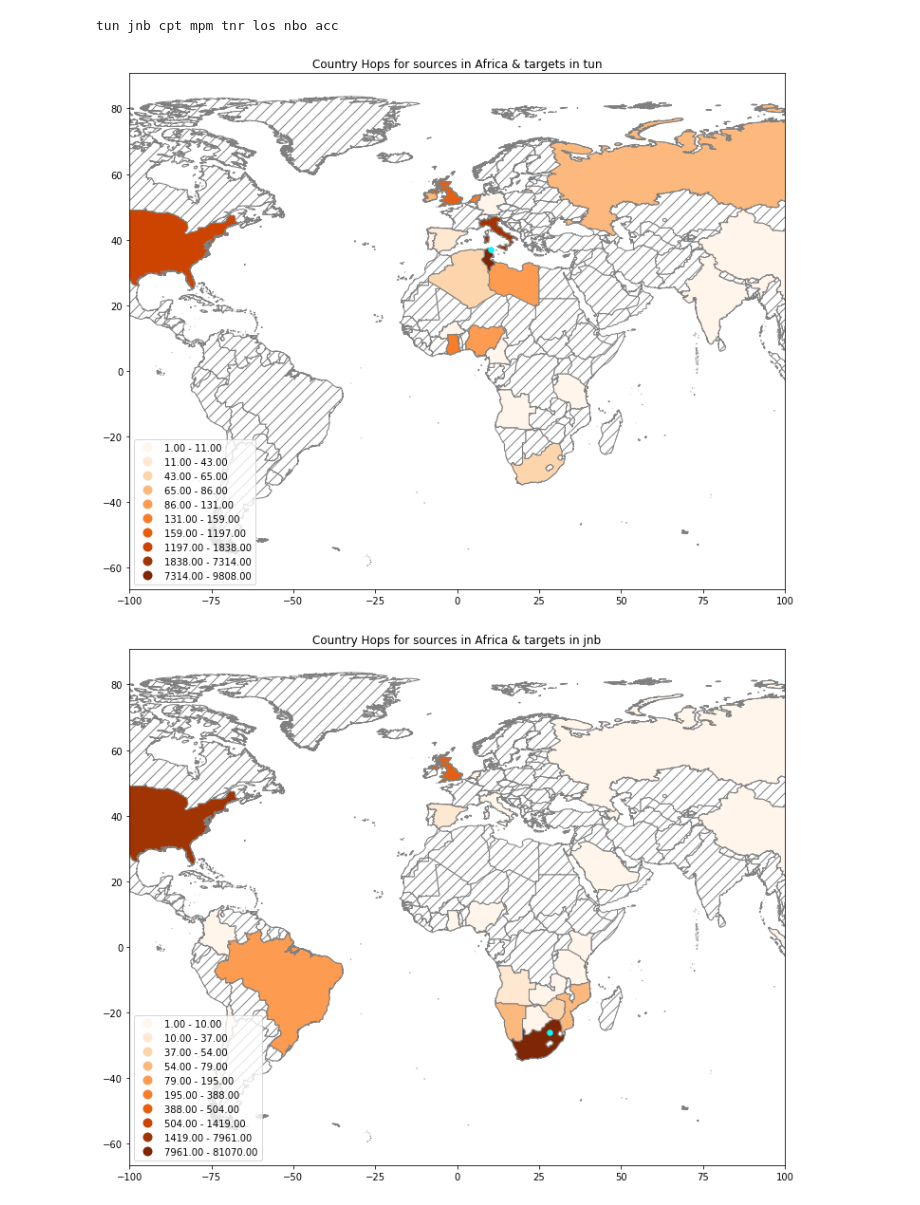
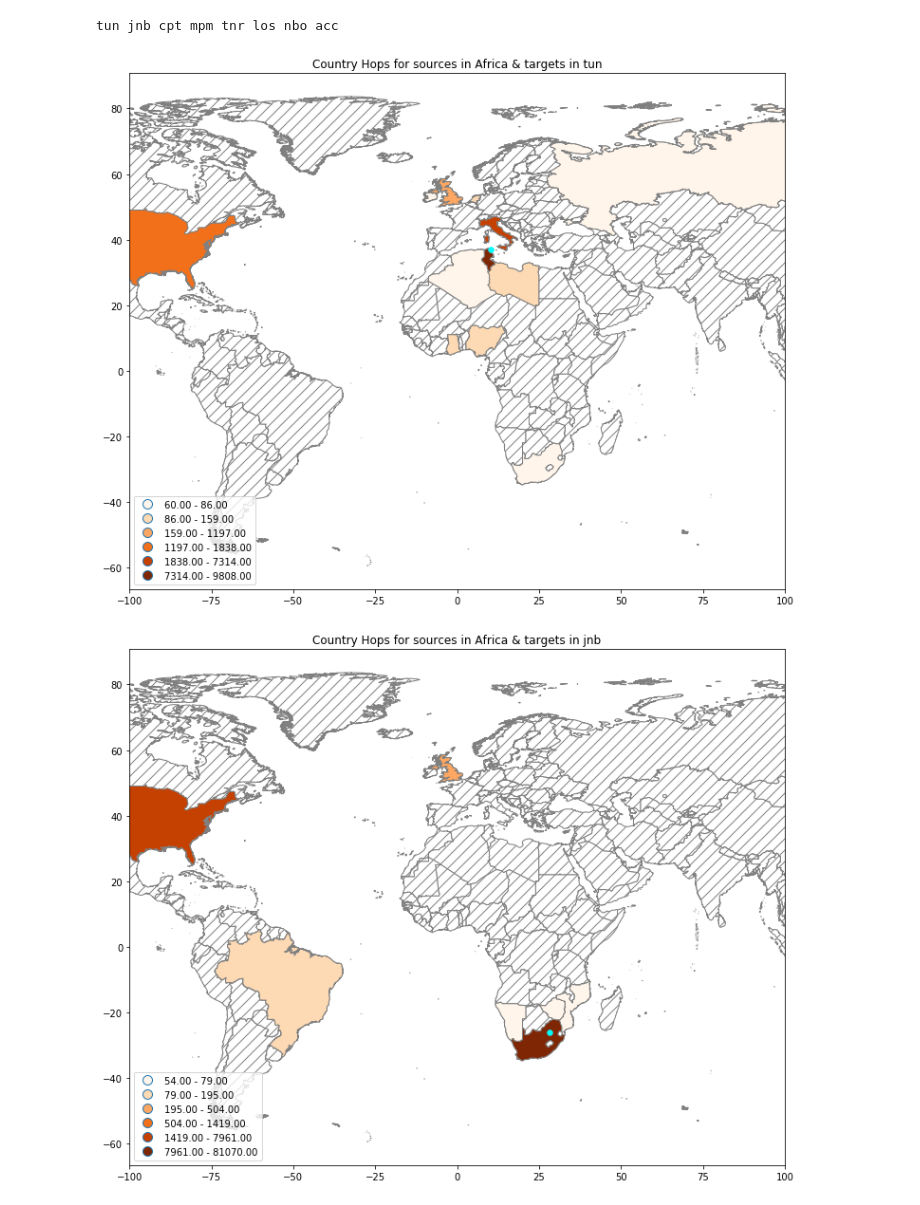
Before and after one commit to stephen-soltesz/ipython-testing, a Jupyter notebook: geomaps-example.ipynb, the cells around one changed output. Cells and saved outputs as stored; diff of their text form; code cells hidden in the pictures.

```diff
--- a/geomaps-example.ipynb
+++ b/geomaps-example.ipynb
@@ -289,6 +289,9 @@ WHERE
 GROUP BY
   dest_country_code
 
+HAVING
+  hops > 50
+
 ORDER BY
   hops desc
 """ % metro)
@@ -297,17 +300,17 @@ tun jnb cpt mpm tnr los nbo acc
 # %%
 for metro in african_metros:
     if not len(df_hops[metro]):
         print "Skipping %s" % metro
         continue
 
     hops_merged = globe.merge(df_hops[metro], left_on='ISO_A2', right_on='dest_country_code')
 
     ax1 = globe.plot(column='default', color='white', edgecolor='grey', figsize=figsize, hatch="//")
     ax2 = hops_merged.plot(ax=ax1, column='hops', cmap='Oranges', scheme='Fisher_Jenks',
-                           k=colors, legend=True, legend_kwds={"loc": 3}, edgecolor='grey')
+                           k=6, legend=True, legend_kwds={"loc": 3}, edgecolor='grey')
     ax2.set_title('Country Hops for sources in Africa & targets in %s' % metro)
     africa_locations[africa_locations.metro == metro].plot(ax=ax2, color='cyan', markersize=30)
     ax2.set_xbound(-100, 100)
 # %% [output]
-[figure, old version]
+[figure, new version]
-[figure, old version]
+[figure, new version]
```
Also changed, not shown: parts of 8 cells of this notebook.
